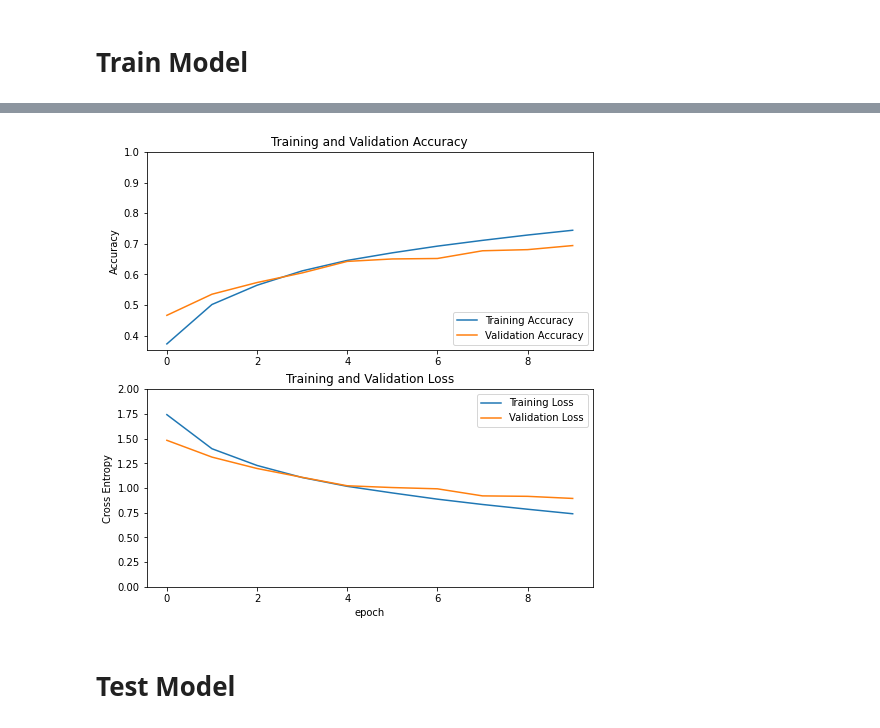
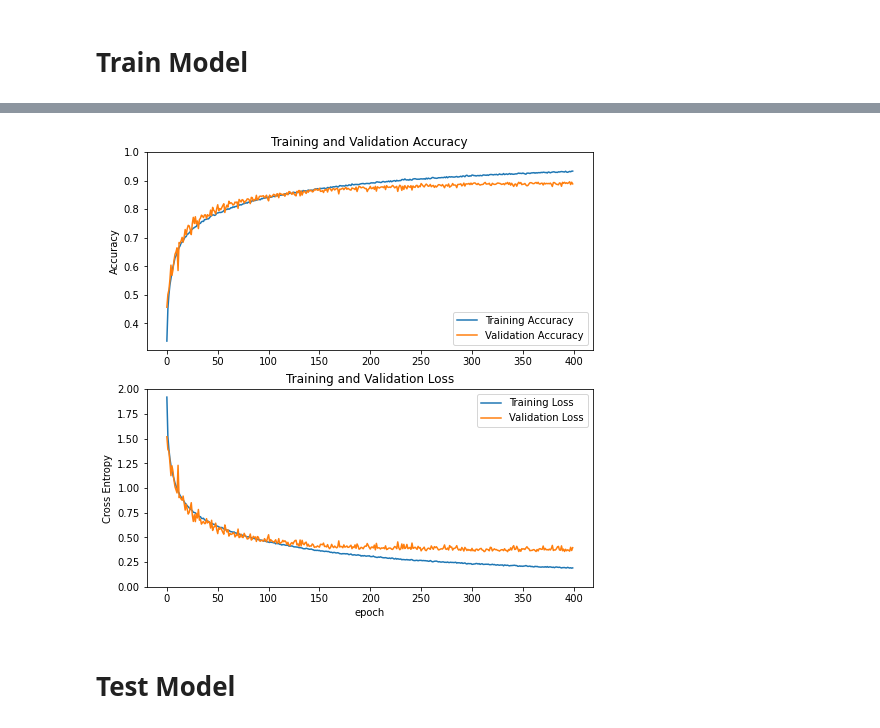
Before and after one commit to andylynchul/CE6003, a Jupyter notebook: Week 2/CE6003_20208189__Etivity_assignment2.ipynb, the cells around one changed output, grey strips where cells are left out. Cells and saved outputs as stored; diff of their text form; code cells hidden in the pictures.

```diff
--- a/Week 2/CE6003_20208189__Etivity_assignment2.ipynb
+++ b/Week 2/CE6003_20208189__Etivity_assignment2.ipynb
@@ -208,17 +240,29 @@ def define_model():
 We will now train the complied model on the cifar10 dataset using the tensorflow keras `model.fit` method.
 # %%
 # Model Training Regime
-def train_model(epochs_n=10, batch_size_n=64, save_model=False):
+def train_model(epochs_n=10, batch_size_n=64, save_model=False, aug=False):
 		# load dataset
-		trainX, trainY, testX, testY = load_data_alt()
+		trainX, trainY, valX, valY, testX, testY = load_data_alt()
 		# prepare pixel data
-		trainX, testX = images_prep(trainX, testX)
+		trainX, valX, testX = images_prep(trainX, valX, testX)
 		# define model
 		model = define_model()
-		# fit model
-		history = model.fit(trainX, trainY, epochs=epochs_n, batch_size=batch_size_n, validation_data=(testX, testY), verbose=2)
+
+		if aug:
+			# create data generator
+			datagen = ImageDataGenerator(width_shift_range=0.1, height_shift_range=0.1, horizontal_flip=True)
+			# prepare iterator
+			it_train = datagen.flow(trainX, trainY, batch_size=batch_size_n)
+			# fit model
+			steps = int(trainX.shape[0] / batch_size_n)
+
+			history = model.fit(it_train, steps_per_epoch=steps, epochs=epochs_n, validation_data=(valX, valY), verbose=1)
+		else:
+			# fit model
+			history = model.fit(trainX, trainY, epochs=epochs_n, batch_size=batch_size_n, validation_data=(valX, valY), verbose=1)
+
 		# evaluate model
-		_, acc = model.evaluate(testX, testY, verbose=0)
+		_, acc = model.evaluate(testX, testY, verbose=2)
 		# save model if final
 		if save_model:
 			model.save('final_model.h5')
@@ -299,5 +343,5 @@ def classify_image(model):
 # %% [markdown]
 # Train Model
 # %%
-train_model(epochs_n=10, batch_size_n=64)
+train_model(epochs_n=400, batch_size_n=64,save_model=True, aug=True)
 # %% [output]
@@ -320,5 +364,5 @@ Epoch 10/10
 dict_keys(['loss', 'accuracy', 'val_loss', 'val_accuracy'])
-[figure, old version]
+[figure, new version]
 # %% [markdown]
 # Test Model
 # %%
```
Also changed, not shown: parts of 5 cells of this notebook.
